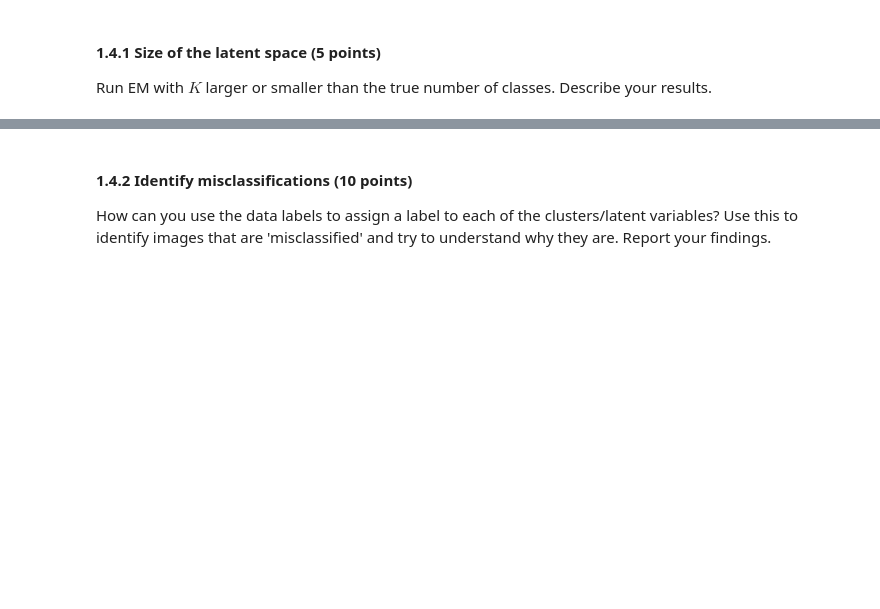
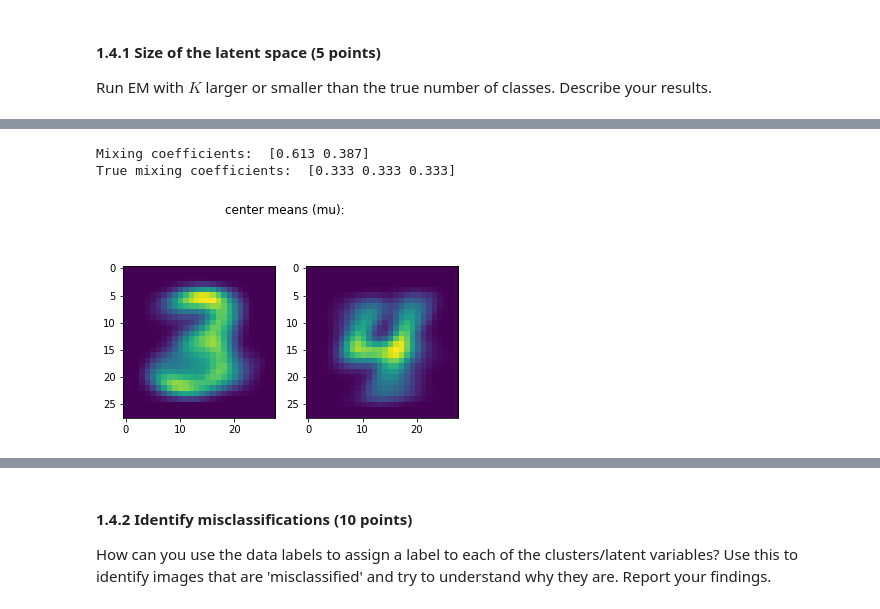
Before and after one commit to JappaB/ML2, a Jupyter notebook: lab3/10260250_10437215_lab3.ipynb, the cells around one changed output, grey strips where cells are left out. Drawn from its saved outputs; the diff is of its cells as text; code cells hidden in the pictures; blank space fills up the shorter version.

```diff
--- a/lab3/10260250_10437215_lab3.ipynb
+++ b/lab3/10260250_10437215_lab3.ipynb
@@ -307,0 +332,3 @@ YOUR ANSWER HERE
+# %%
+# K smaller than the true number of classes
+mu, gamma, best_log_likelihood, pi = EM(samples, 2, 200)
@@ -307,0 +353,6 @@ YOUR ANSWER HERE
+# %%
+reconstruction_visualization(mu, 2, samples_per_class,samples,gamma)
+# %% [output]
+Mixing coefficients:  [0.613 0.387]
+True mixing coefficients:  [0.333 0.333 0.333]
+[figure, added]
```
Also changed, not shown: parts of 19 cells of this notebook.
